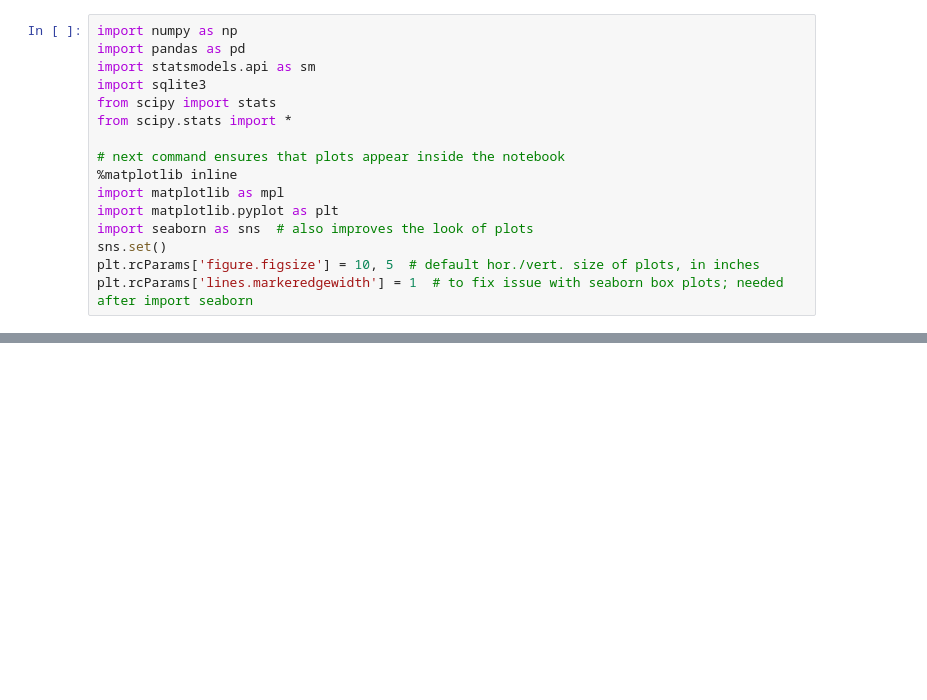
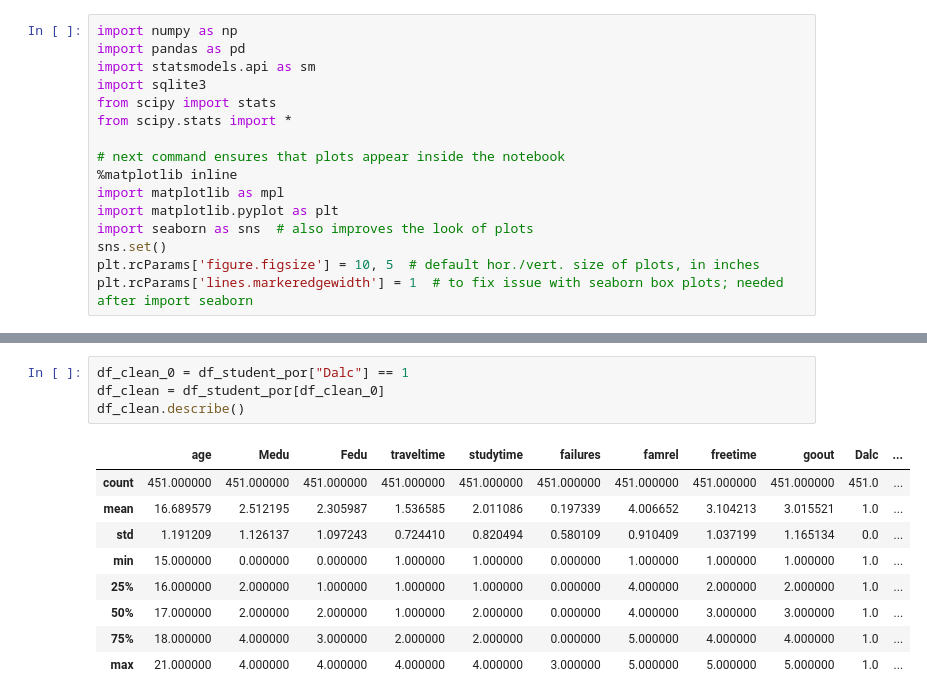
Before and after one commit to bommelbij/CreativeThinking, a Jupyter notebook: Untitled.ipynb, the cells around one changed output, grey strips where cells are left out. Drawn from its saved outputs; the diff is of its cells as text; blank space fills up the shorter version.

```diff
--- a/Untitled.ipynb
+++ b/Untitled.ipynb
@@ -38,0 +41,14 @@ df_student_por.head()
+# %%
+df_clean_0 = df_student_por["Dalc"] == 1
+df_clean = df_student_por[df_clean_0]
+df_clean.describe()
+# %% [output]
+|  | age | Medu | Fedu | traveltime | studytime | failures | famrel | freetime | goout | Dalc | ... |
+| count | 451.000000 | 451.000000 | 451.000000 | 451.000000 | 451.000000 | 451.000000 | 451.000000 | 451.000000 | 451.000000 | 451.0 | ... |
+| mean | 16.689579 | 2.512195 | 2.305987 | 1.536585 | 2.011086 | 0.197339 | 4.006652 | 3.104213 | 3.015521 | 1.0 | ... |
+| std | 1.191209 | 1.126137 | 1.097243 | 0.724410 | 0.820494 | 0.580109 | 0.910409 | 1.037199 | 1.165134 | 0.0 | ... |
+| min | 15.000000 | 0.000000 | 0.000000 | 1.000000 | 1.000000 | 0.000000 | 1.000000 | 1.000000 | 1.000000 | 1.0 | ... |
+| 25% | 16.000000 | 2.000000 | 1.000000 | 1.000000 | 1.000000 | 0.000000 | 4.000000 | 2.000000 | 2.000000 | 1.0 | ... |
+| 50% | 17.000000 | 2.000000 | 2.000000 | 1.000000 | 2.000000 | 0.000000 | 4.000000 | 3.000000 | 3.000000 | 1.0 | ... |
+| 75% | 18.000000 | 4.000000 | 3.000000 | 2.000000 | 2.000000 | 0.000000 | 5.000000 | 4.000000 | 4.000000 | 1.0 | ... |
+| max | 21.000000 | 4.000000 | 4.000000 | 4.000000 | 4.000000 | 3.000000 | 5.000000 | 5.000000 | 5.000000 | 1.0 | ... |
```
Also changed, not shown: parts of 4 cells of this notebook, 2 other files.
